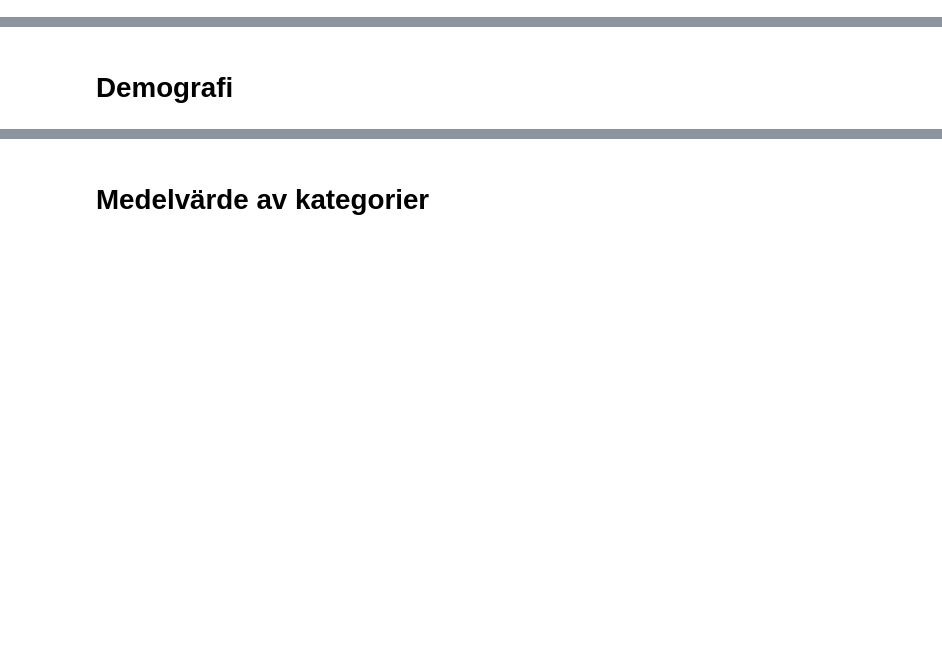
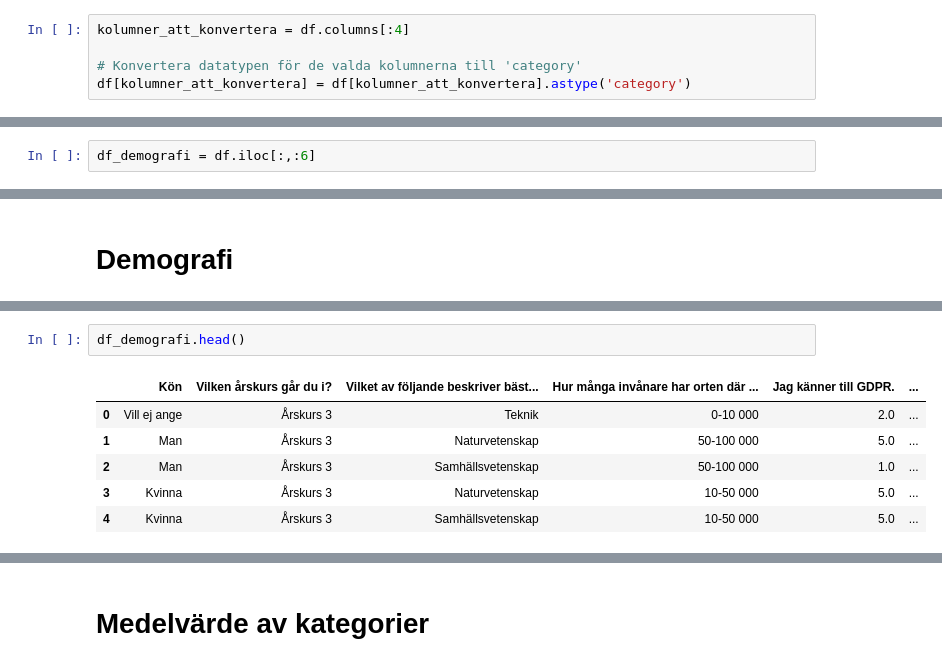
Before and after one commit to stenhoff40/Examensarbete_analys, a Jupyter notebook: analys.ipynb, the cells around one changed output, grey strips where cells are left out. Saved outputs shown, nothing was run; the diff lists cells and outputs as text; blank space fills up the shorter version.

```diff
--- a/analys.ipynb
+++ b/analys.ipynb
@@ -16,0 +23,5 @@ df = pd.read_csv("data.csv", encoding="utf-8", delimiter = ",")
+# %%
+kolumner_att_konvertera = df.columns[:4]
+
+# Konvertera datatypen för de valda kolumnerna till 'category'
+df[kolumner_att_konvertera] = df[kolumner_att_konvertera].astype('category')
@@ -16,0 +38,2 @@ df = pd.read_csv("data.csv", encoding="utf-8", delimiter = ",")
+# %%
+df_demografi = df.iloc[:,:6]
@@ -55,0 +129,9 @@ df.select_dtypes(include=["number"]).corr()
+# %%
+df_demografi.head()
+# %% [output]
+|  | Kön | Vilken årskurs går du i? | Vilket av följande beskriver bäst... | Hur många invånare har orten där ... | Jag känner till GDPR. | ... |
+| 0 | Vill ej ange | Årskurs 3 | Teknik | 0-10 000 | 2.0 | ... |
+| 1 | Man | Årskurs 3 | Naturvetenskap | 50-100 000 | 5.0 | ... |
+| 2 | Man | Årskurs 3 | Samhällsvetenskap | 50-100 000 | 1.0 | ... |
+| 3 | Kvinna | Årskurs 3 | Naturvetenskap | 10-50 000 | 5.0 | ... |
+| 4 | Kvinna | Årskurs 3 | Samhällsvetenskap | 10-50 000 | 5.0 | ... |
```
Also changed, not shown: parts of 15 cells of this notebook, 1 other file.
